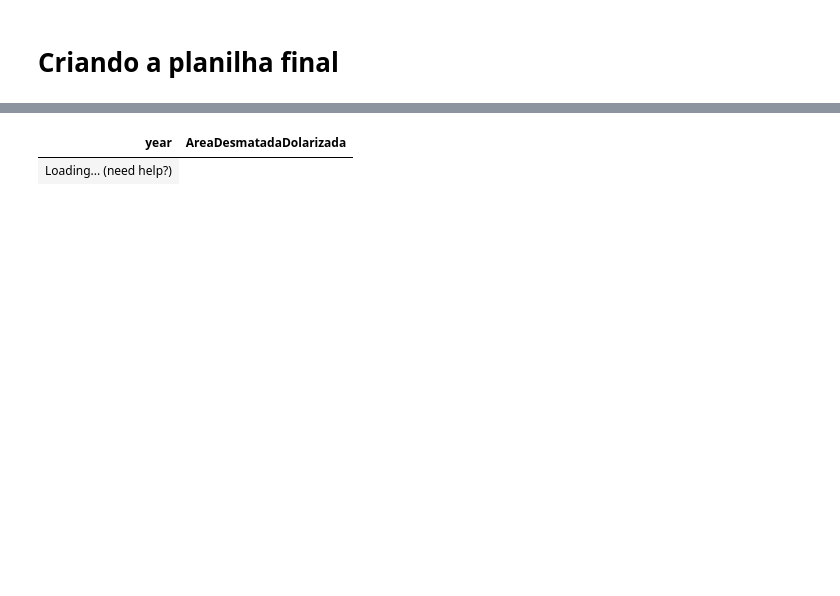
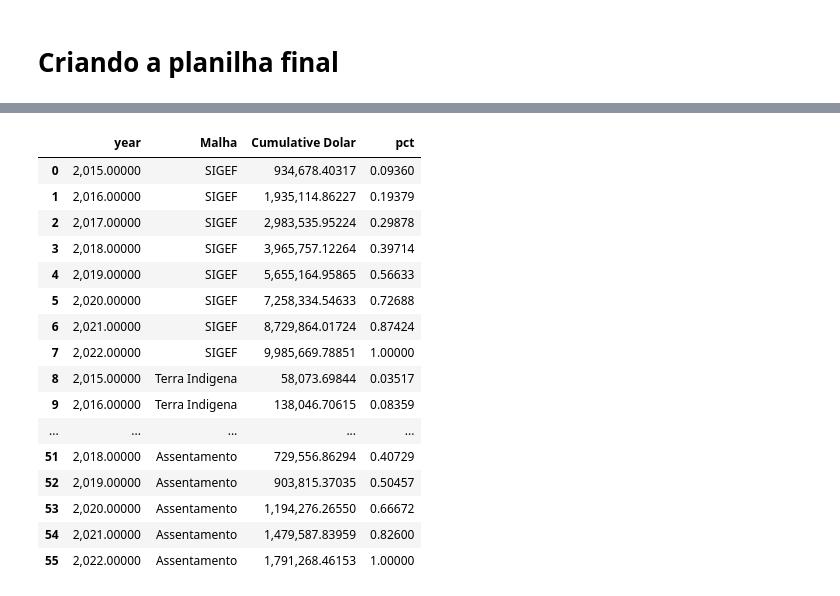
Before and after one commit to EduMinsky/AnaliseTelesPires, a Jupyter notebook: Analise Teles Pires.ipynb, the cells around one changed output, grey strips where cells are left out. Drawn from its saved outputs; the diff is of its cells as text; code cells hidden in the pictures; blank space fills up the shorter version.

```diff
--- a/Analise Teles Pires.ipynb
+++ b/Analise Teles Pires.ipynb
@@ -13,7 +13,7 @@ import jenkspy
 import seaborn as sns
 from matplotlib import pyplot
 pd.options.display.float_format = '{:20,.5f}'.format
-usuario='napcc'
+usuario='User'
 # %%
 #Definindo nome de arquivos e diretórios:
 dir_tables = 'C:/Users/'+usuario+'/Dropbox (CPI)/EduardoMinsky/Analise_TellesPires/Analise_Current/FeaturesTable/'
@@ -116,7 +118,7 @@ files = glob.glob(diretorio+'*.csv')
 files_alertas_teles = []
 for i in range(len(files)):
     files_alertas_teles.append(pd.read_csv(files[i],sep=';'))
-all_desmat_dol = pd.concat(files_alertas_teles)
+all_desmat_dol = pd.concat(files_alertas_teles,ignore_index = True)
 all_desmat_dol.info()
 # %% [output]
 <class 'pandas.core.frame.DataFrame'>
@@ -206,0 +236,9 @@ desmatamentoSemMalha
+# %%
+pd_desmatamento_Malha = pd.concat([desmat_dolarizado_assentamento,desmat_dolarizado_car,
+                                  desmat_dolarizado_flora,desmat_dolarizado_SIGEF,desmat_dolarizado_SNUC,
+                                  desmat_dolarizado_TI,vazio_dol],ignore_index=True)
+
+
+pd_desmatamento_Malha[pd_desmatamento_Malha['Malha']=="Vazio Fundiário"].gridcode.sum()
+#7.729.634
+75060903
@@ -218,6 +259,72 @@ df_final.attrs
 # %%
-show(all_desmat_dol.groupby('year',as_index=False).AreaDesmatadaDolarizada.sum())
-all_desmat_dol.groupby('year',as_index=False).AreaDesmatadaDolarizada.sum().AreaDesmatadaDolarizada.sum()
+#Criando valores de soma cumulativa
+sigef = pd_desmatamento_Malha.query('Malha=="SIGEF"')
+sigef_ano = sigef.groupby('year',as_index=False).AreaDesmatadaDolarizada.sum()
+sigef_ano['Cumulative Dolar'] = sigef_ano.AreaDesmatadaDolarizada.cumsum()
+sigef_ano['Malha']='SIGEF'
+sigef_ano = sigef_ano[['year','Malha','Cumulative Dolar']]
+sigef_ano['pct'] = sigef_ano['Cumulative Dolar'] / sigef_ano['Cumulative Dolar'].max()
+
+
+TI= pd_desmatamento_Malha.query('Malha=="Terra Indigena"')
+TI_ano = TI.groupby('year',as_index=False).AreaDesmatadaDolarizada.sum()
+TI_ano['Cumulative Dolar'] = TI_ano.AreaDesmatadaDolarizada.cumsum()
+TI_ano['Malha']='Terra Indigena'
+TI_ano = TI_ano[['year','Malha','Cumulative Dolar']]
+TI_ano['pct'] = TI_ano['Cumulative Dolar'] / TI_ano['Cumulative Dolar'].max()
+
+flora = pd_desmatamento_Malha.query('Malha=="Floresta Ñ Destinada"')
+flora = flora.groupby('year',as_index=False).AreaDesmatadaDolarizada.sum()
+flora['Cumulative Dolar'] = flora.AreaDesmatadaDolarizada.cumsum()
+flora['Malha']='Floresta Ñ Destinada'
+flora = flora[['year','Malha','Cumulative Dolar']]
+flora['pct'] = flora['Cumulative Dolar'] / flora['Cumulative Dolar'].max()
+
+SNUC = pd_desmatamento_Malha.query('Malha=="SNUC"')
+SNUC = SNUC.groupby('year',as_index=False).AreaDesmatadaDolarizada.sum()
+SNUC['Cumulative Dolar'] = SNUC.AreaDesmatadaDolarizada.cumsum()
+SNUC['Malha']='SNUC'
+SNUC = SNUC[['year','Malha','Cumulative Dolar']]
+SNUC['pct'] = SNUC['Cumulative Dolar'] / SNUC['Cumulative Dolar'].max()
+
+vazio = pd_desmatamento_Malha.query('Malha=="Vazio Fundiário"')
+vazio = vazio.groupby('year',as_index=False).AreaDesmatadaDolarizada.sum()
+vazio['Cumulative Dolar'] = vazio.AreaDesmatadaDolarizada.cumsum()
+vazio['Malha']='Vazio Fundiário'
+vazio = vazio[['year','Malha','Cumulative Dolar']]
+vazio['pct'] = vazio['Cumulative Dolar'] / vazio['Cumulative Dolar'].max()
+
+CAR = pd_desmatamento_Malha.query('Malha=="CAR"')
+CAR = CAR.groupby('year',as_index=False).AreaDesmatadaDolarizada.sum()
+CAR['Cumulative Dolar'] = CAR.AreaDesmatadaDolarizada.cumsum()
+CAR['Malha']='CAR'
+CAR = CAR[['year','Malha','Cumulative Dolar']]
+CAR['pct'] = CAR['Cumulative Dolar'] / CAR['Cumulative Dolar'].max()
+
+assentamento = pd_desmatamento_Malha.query('Malha=="Assentamento"')
+assentamento = assentamento.groupby('year',as_index=False).AreaDesmatadaDolarizada.sum()
+assentamento['Cumulative Dolar'] = assentamento.AreaDesmatadaDolarizada.cumsum()
+assentamento['Malha']='Assentamento'
+assentamento = assentamento[['year','Malha','Cumulative Dolar']]
+assentamento['pct'] = assentamento['Cumulative Dolar'] / assentamento['Cumulative Dolar'].max()
+
+df_cumulative = pd.concat([sigef_ano,TI_ano,flora,SNUC,vazio,CAR,assentamento],ignore_index = True)
+df_cumulative
 # %% [output]
-| year | AreaDesmatadaDolarizada |
-| Loading... (need help?) |
+|  | year | Malha | Cumulative Dolar | pct |
+| 0 | 2,015.00000 | SIGEF | 934,678.40317 | 0.09360 |
+| 1 | 2,016.00000 | SIGEF | 1,935,114.86227 | 0.19379 |
+| 2 | 2,017.00000 | SIGEF | 2,983,535.95224 | 0.29878 |
+| 3 | 2,018.00000 | SIGEF | 3,965,757.12264 | 0.39714 |
+| 4 | 2,019.00000 | SIGEF | 5,655,164.95865 | 0.56633 |
+| 5 | 2,020.00000 | SIGEF | 7,258,334.54633 | 0.72688 |
+| 6 | 2,021.00000 | SIGEF | 8,729,864.01724 | 0.87424 |
+| 7 | 2,022.00000 | SIGEF | 9,985,669.78851 | 1.00000 |
+| 8 | 2,015.00000 | Terra Indigena | 58,073.69844 | 0.03517 |
+| 9 | 2,016.00000 | Terra Indigena | 138,046.70615 | 0.08359 |
+| ... | ... | ... | ... | ... |
+| 51 | 2,018.00000 | Assentamento | 729,556.86294 | 0.40729 |
+| 52 | 2,019.00000 | Assentamento | 903,815.37035 | 0.50457 |
+| 53 | 2,020.00000 | Assentamento | 1,194,276.26550 | 0.66672 |
+| 54 | 2,021.00000 | Assentamento | 1,479,587.83959 | 0.82600 |
+| 55 | 2,022.00000 | Assentamento | 1,791,268.46153 | 1.00000 |
```
Also changed, not shown: parts of 15 cells of this notebook.
